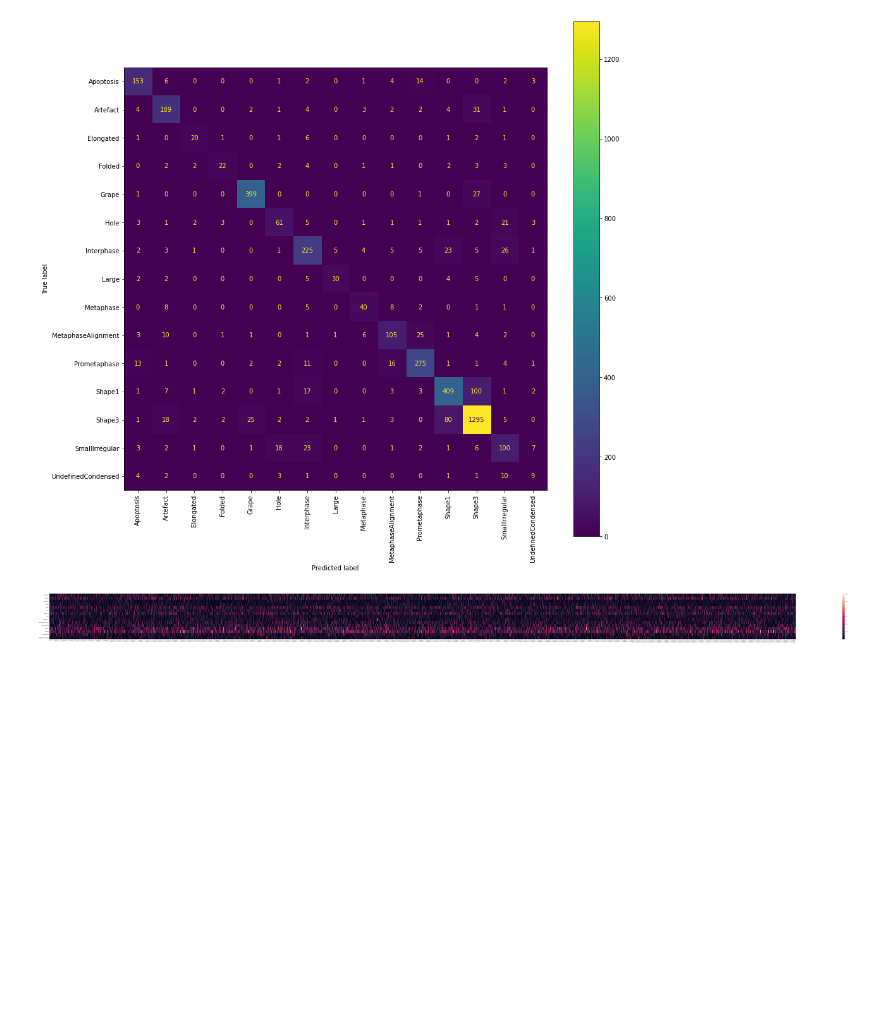
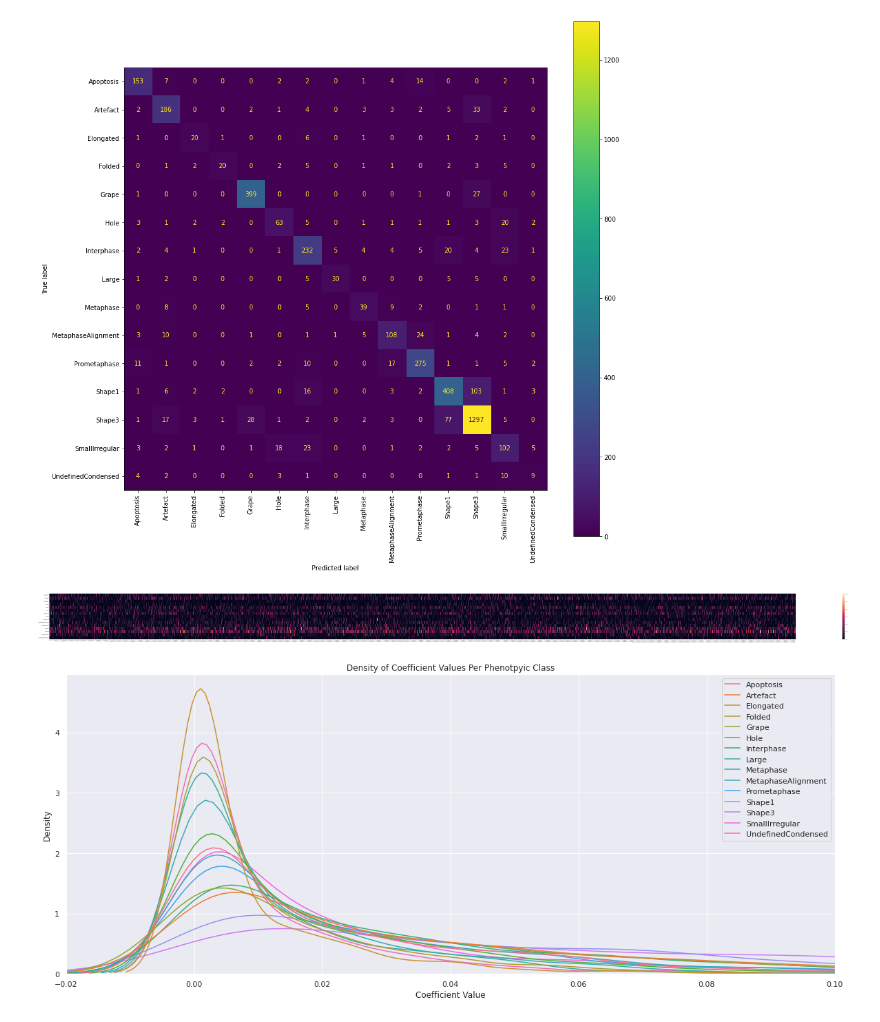
Before and after one commit to WayScience/phenotypic_profiling, a Jupyter notebook: 2.ML_model/DP_trained_model.ipynb, the cells around one changed output. Drawn from its saved outputs; the diff is of its cells as text; code cells hidden in the pictures; blank space fills up the shorter version.

Commit message:
add plots

```diff
--- a/2.ML_model/DP_trained_model.ipynb
+++ b/2.ML_model/DP_trained_model.ipynb
@@ -56,19 +56,34 @@ def get_X_y_data(load_path: pathlib.Path) -> Tuple[pd.DataFrame, pd.DataFrame]:
     return X, y
 
 
-def average_feature_weights(estimator_list: List) -> np.array:
+def average_feature_weights(
+    estimator_list: List, return_pandas: bool = True
+) -> Union[np.ndarray, pd.DataFrame]:
     """average coefs from list of estimators
 
     Args:
         estimator_list (List): list of estimators from cross_validate()
+        return_pandas (bool, optional): whether or not to return pandas dataframe. If false returns numpy array. If true returns labled pandas dataframe. Defaults to True.
 
     Returns:
-        np.array: average coefs array
+        Union[np.ndarray,pd.DataFrame]: average coefs array or average coefs pandas dataframe
     """
+
     coefs = []
     for estimator in estimator_list:
         coefs.append(estimator.coef_)
-    return np.mean(coefs, axis=0)
+
+    average_coefs = np.mean(coefs, axis=0)
+    average_coefs = np.abs(average_coefs)
+
+    if not return_pandas:
+        return average_coefs
+
+    average_coefs = pd.DataFrame(average_coefs).T
+    classes = estimator_list[0].classes_
+    average_coefs.columns = classes
+
+    return average_coefs
 # %%
 # load x (features) and y (labels) dataframes
 load_path = pathlib.Path("../1.format_data/data/training_data.csv.gz")
@@ -84,7 +99,7 @@ straified_k_folds = StratifiedKFold(n_splits=10, shuffle=False)
 (4123,)
 # %%
 # create logistic regression model with following parameters
-log_reg_model = LogisticRegression(l1_ratio=0, penalty='elasticnet', solver='saga', max_iter=100, n_jobs=-1, random_state=0)
+log_reg_model = LogisticRegression(l1_ratio=1, penalty='elasticnet', solver='saga', max_iter=100, n_jobs=-1, random_state=0)
 # %%
 # cross validation with logistic regression model across stratified data sets
 cv_results = cross_validate(log_reg_model, X, y, cv=straified_k_folds, n_jobs=-1, return_estimator=True)
@@ -119,3 +133,18 @@ ax = sns.heatmap(average_coefs)
 ax = ax.set_yticklabels(classes, rotation=0)
 # %% [output]
 [figure]
+# %%
+average_coefs = average_feature_weights(cv_results["estimator"])
+
+apop = average_coefs[["Apoptosis"]].to_numpy()
+apop = np.ravel(apop)
+apop.shape
+
+sns.set(rc = {'figure.figsize':(20,8)})
+plt.xlim(-0.02,0.1)
+plt.xlabel("Coefficient Value")
+plt.ylabel("Density")
+plt.title("Density of Coefficient Values Per Phenotpyic Class")
+ax = sns.kdeplot(data=average_coefs)
+# %% [output]
+[figure, added]
```
Also changed, not shown: parts of 8 cells of this notebook.
